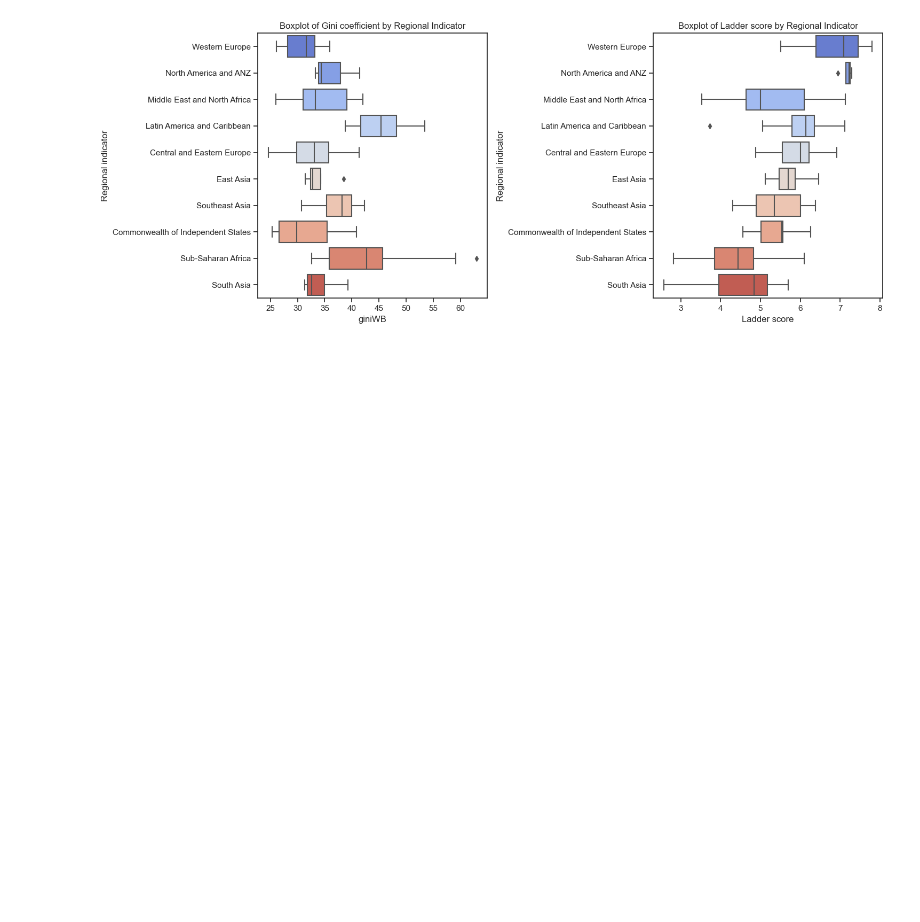
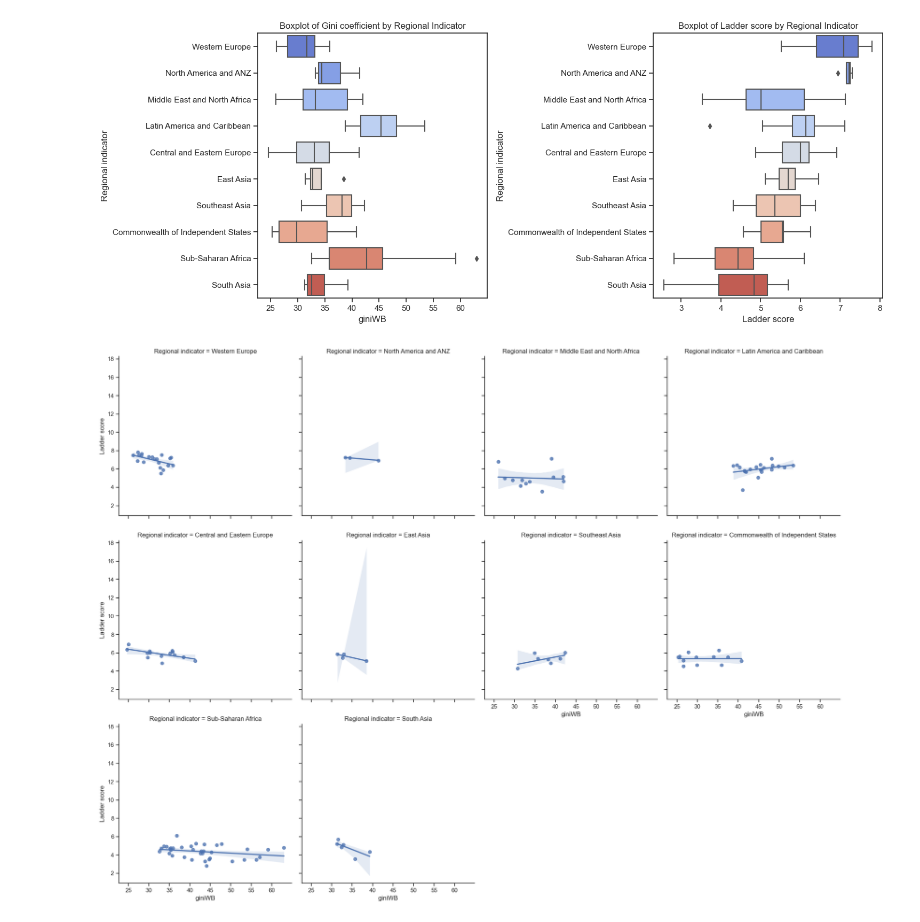
Before and after one commit to Ace-Abdul/CS216Project, a Jupyter notebook: cs216 project.ipynb, the cells around one changed output. Drawn from its saved outputs; the diff is of its cells as text; code cells hidden in the pictures; blank space fills up the shorter version.

Commit message:
Added region-wise plots and t-test

```diff
--- a/cs216 project.ipynb
+++ b/cs216 project.ipynb
@@ -212,3 +212,11 @@ plt.tight_layout()
 plt.show()
 # %% [output]
 [figure]
+# %%
+sns.set(style="ticks")
+
+g = sns.lmplot(data=merged_df, x="giniWB", y="Ladder score", col="Regional indicator", col_wrap=4)
+
+plt.show()
+# %% [output]
+[figure, added]
```
Also changed, not shown: parts of 2 cells of this notebook, 1 other file.
